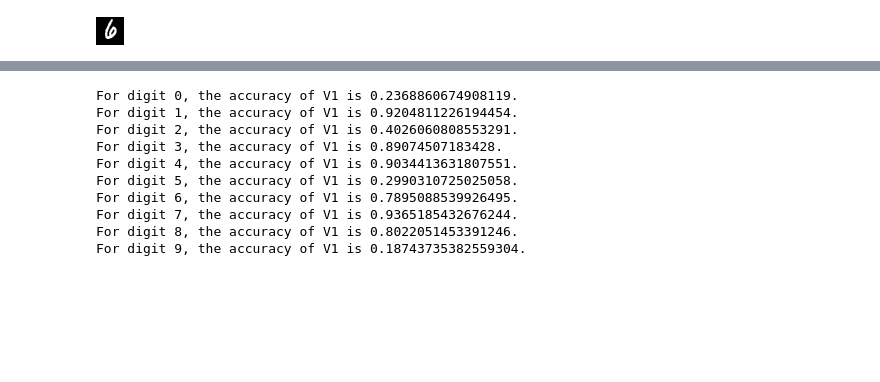
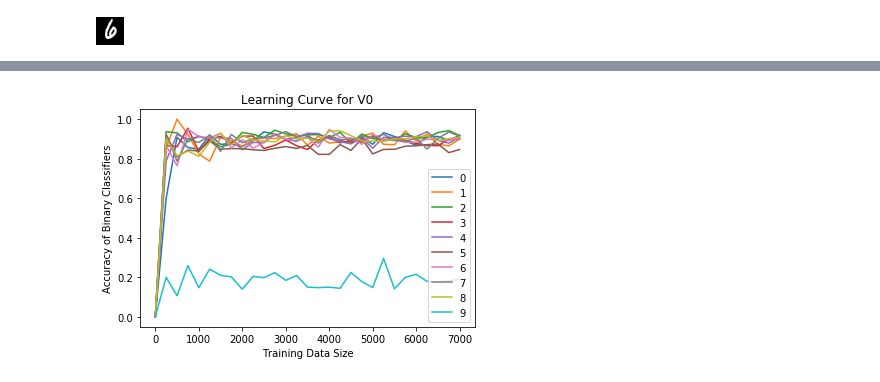
Before and after one commit to anyu0/machine-learning-2020s, a Jupyter notebook: hw2/q6/perceptron.ipynb, the cells around one changed output, grey strips where cells are left out. Drawn from its saved outputs; the diff is of its cells as text; code cells hidden in the pictures; blank space fills up the shorter version.

```diff
--- a/hw2/q6/perceptron.ipynb
+++ b/hw2/q6/perceptron.ipynb
@@ -300,15 +252,22 @@ For digit 9, the accuracy of V0 is 0.6779151353157368.
-# %%
-for num in range(10):
-    print('For digit {}, the accuracy of V1 is {}.'\
-          .format(num, percepton_accuracy(train_data, test_data, 100, num, mode=1)))
-# %% [output]
-For digit 0, the accuracy of V1 is 0.2368860674908119.
-For digit 1, the accuracy of V1 is 0.9204811226194454.
-For digit 2, the accuracy of V1 is 0.4026060808553291.
-For digit 3, the accuracy of V1 is 0.89074507183428.
-For digit 4, the accuracy of V1 is 0.9034413631807551.
-For digit 5, the accuracy of V1 is 0.2990310725025058.
-For digit 6, the accuracy of V1 is 0.7895088539926495.
-For digit 7, the accuracy of V1 is 0.9365185432676244.
-For digit 8, the accuracy of V1 is 0.8022051453391246.
-For digit 9, the accuracy of V1 is 0.18743735382559304.
+# %%
+# Plot accuracy against training size
+# model: v0
+
+ITER = 100
+RATIO = 0.7
+x_data = np.arange(1, len(train_data), 250)
+
+for digit in range(10):
+    y_data = []
+    for threshold in x_data:
+        p = Percepton(dataset[:threshold], ratio, ITER, digit)
+        y_data.append(p.accuracy_v0(digit))
+    plt.plot(x_data, y_data, label = str(digit))
+
+plt.legend()
+plt.xlabel('Training Data Size')
+plt.ylabel('Accuracy of Binary Classifiers')
+plt.title('Learning Curve for V0')
+plt.savefig('classP_learning_v0_digits.png')
+# %% [output]
+[figure, added]
```
Also changed, not shown: parts of 12 cells of this notebook.
